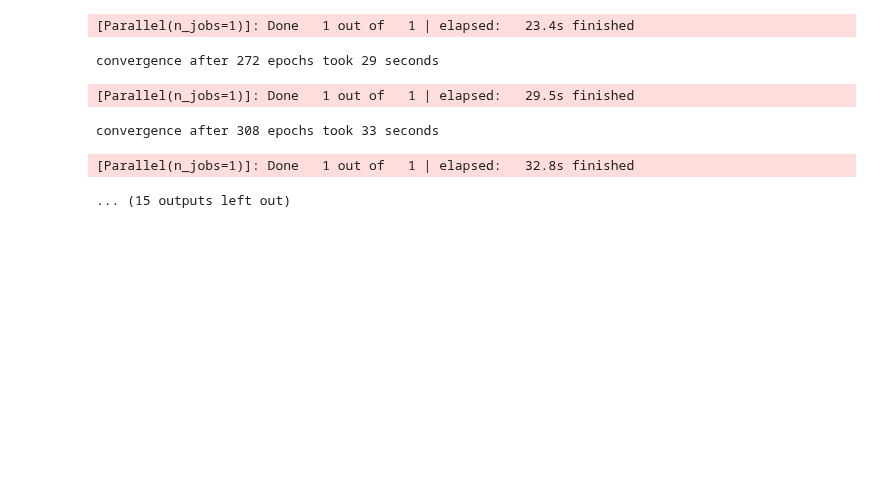
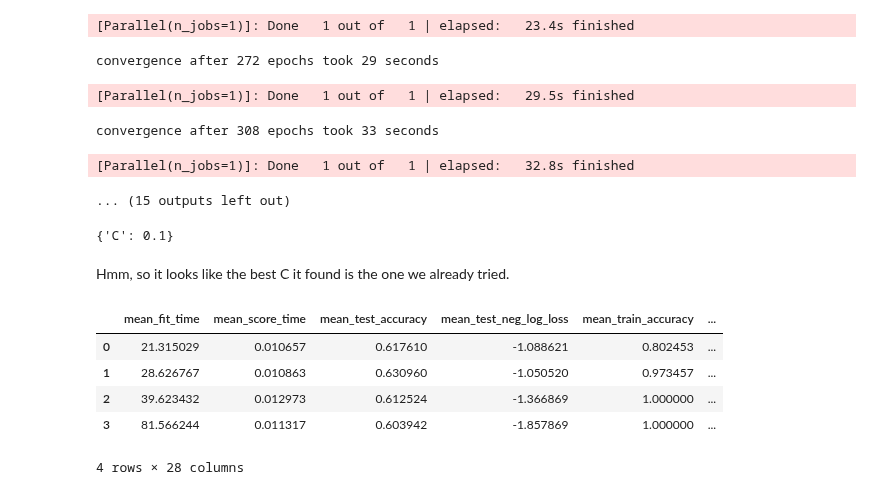
Before and after one commit to NathanielBlairStahn/tree-logic, a Jupyter notebook: notebooks/20180517_more_species/logistic_and_gb_7species.ipynb, the cells around one changed output. Saved outputs shown, nothing was run; the diff lists cells and outputs as text; code cells hidden in the pictures; blank space fills up the shorter version.

```diff
--- a/notebooks/20180517_more_species/logistic_and_gb_7species.ipynb
+++ b/notebooks/20180517_more_species/logistic_and_gb_7species.ipynb
@@ -170,3 +170,18 @@ convergence after 272 epochs took 29 seconds
 convergence after 308 epochs took 33 seconds
 [Parallel(n_jobs=1)]: Done   1 out of   1 | elapsed:   32.8s finished
 ... (15 outputs left out)
+# %%
+gridsearch.best_params_
+# %% [output]
+{'C': 0.1}
+# %% [markdown]
+Hmm, so it looks like the best C it found is the one we already tried.
+# %%
+pd.DataFrame(gridsearch.cv_results_)
+# %% [output]
+|  | mean_fit_time | mean_score_time | mean_test_accuracy | mean_test_neg_log_loss | mean_train_accuracy | ... |
+| 0 | 21.315029 | 0.010657 | 0.617610 | -1.088621 | 0.802453 | ... |
+| 1 | 28.626767 | 0.010863 | 0.630960 | -1.050520 | 0.973457 | ... |
+| 2 | 39.623432 | 0.012973 | 0.612524 | -1.366869 | 1.000000 | ... |
+| 3 | 81.566244 | 0.011317 | 0.603942 | -1.857869 | 1.000000 | ... |
+4 rows × 28 columns
```
Also changed, not shown: parts of 17 cells of this notebook, 2 other files.
